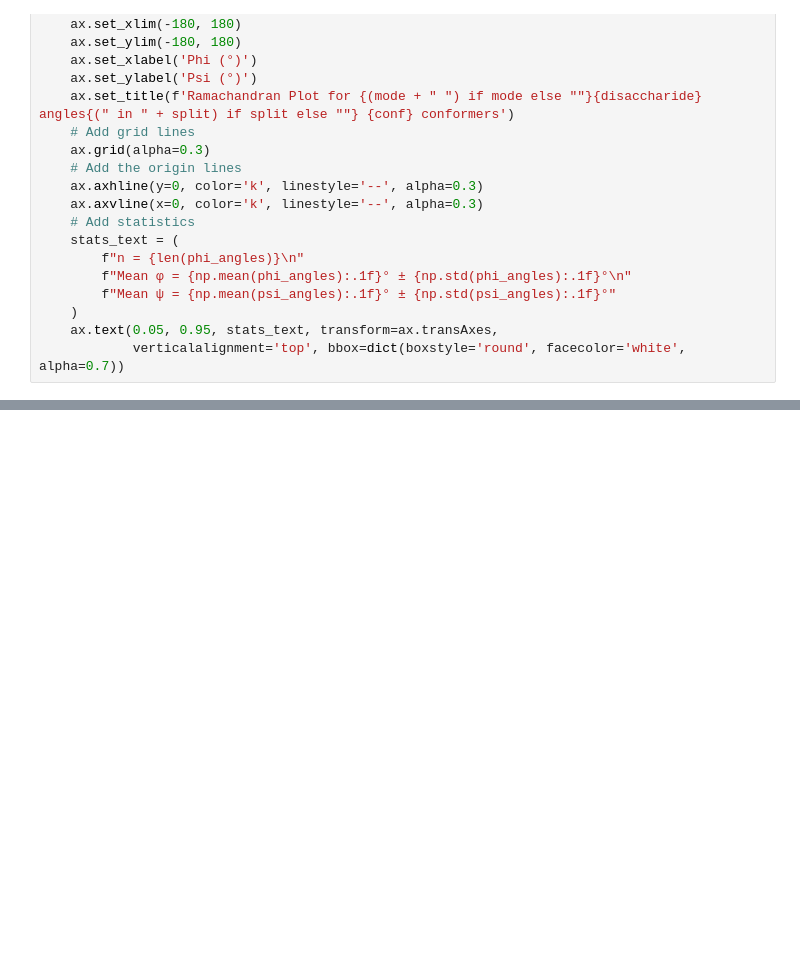
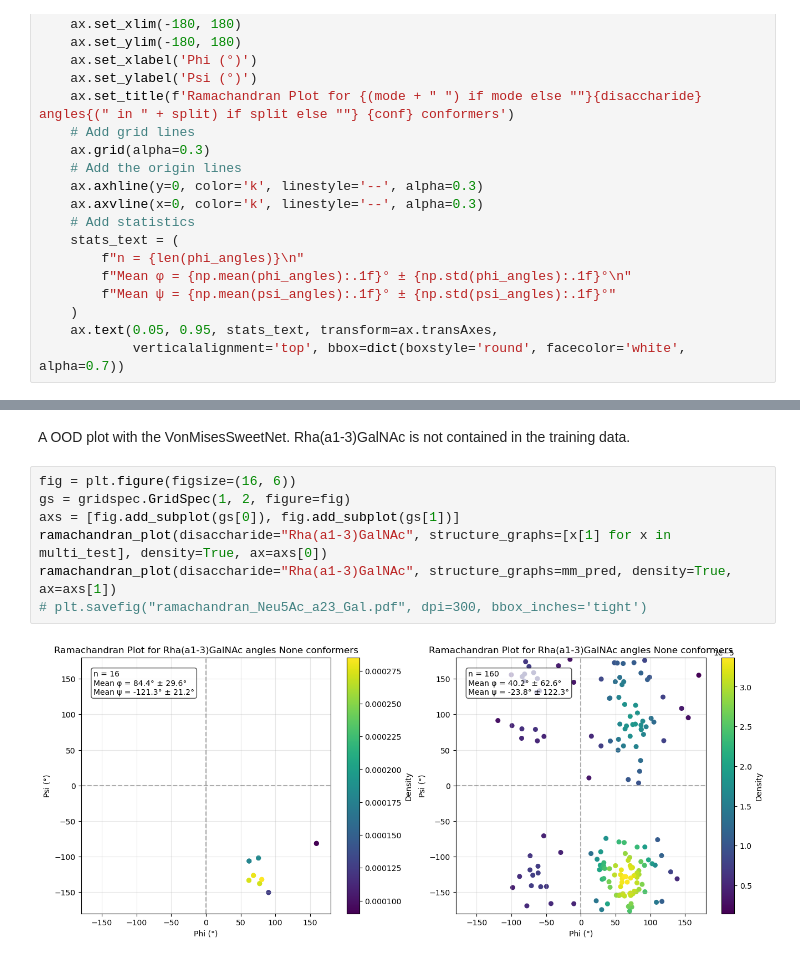
Before and after one commit to lthomes/glycontact, a Jupyter notebook: ConformerLearning.ipynb, the cells around one changed output, grey strips where cells are left out. Saved outputs shown, nothing was run; the diff lists cells and outputs as text; blank space fills up the shorter version.

```diff
--- a/ConformerLearning.ipynb
+++ b/ConformerLearning.ipynb
@@ -266,3 +255,14 @@ ramachandran_plot(disaccharide="Neu5Ac(a2-3)Gal", structure_graphs=multi_model_p
+# %% [markdown]
+A OOD plot with the VonMisesSweetNet. Rha(a1-3)GalNAc is not contained in the training data.
+# %%
+fig = plt.figure(figsize=(16, 6))
+gs = gridspec.GridSpec(1, 2, figure=fig)
+axs = [fig.add_subplot(gs[0]), fig.add_subplot(gs[1])]
+ramachandran_plot(disaccharide="Rha(a1-3)GalNAc", structure_graphs=[x[1] for x in multi_test], density=True, ax=axs[0])
+ramachandran_plot(disaccharide="Rha(a1-3)GalNAc", structure_graphs=mm_pred, density=True, ax=axs[1])
+# plt.savefig("ramachandran_Neu5Ac_a23_Gal.pdf", dpi=300, bbox_inches='tight')
+# %% [output]
+[figure, added]
 # %%
 def plot_value_distributions(
         true_graphs: list[nx.DiGraph],
```
Also changed, not shown: parts of 19 cells of this notebook, 1 other file.
